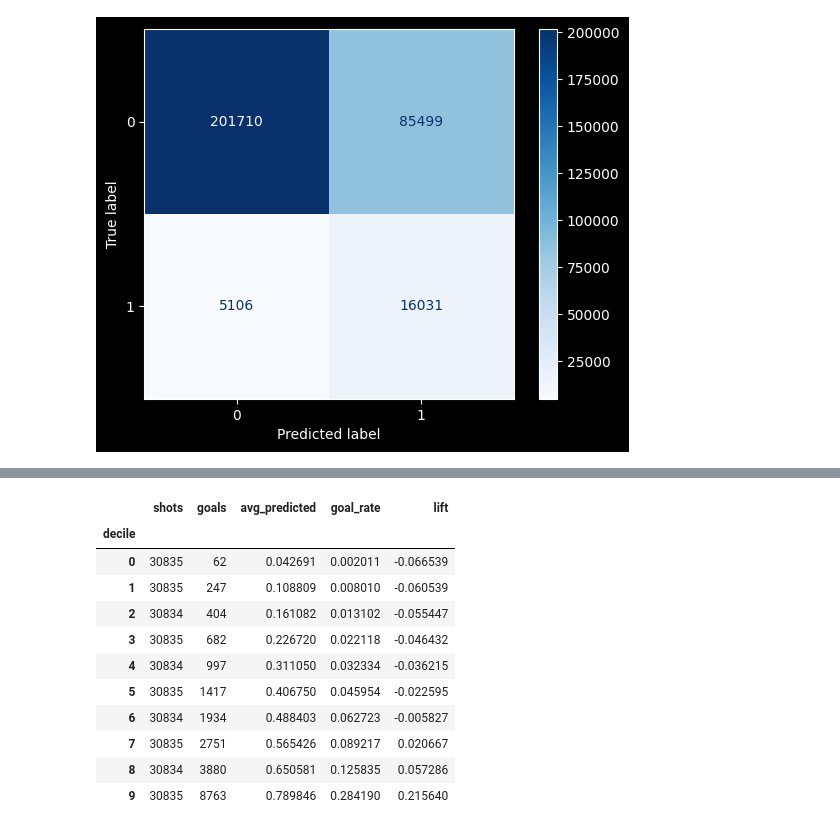
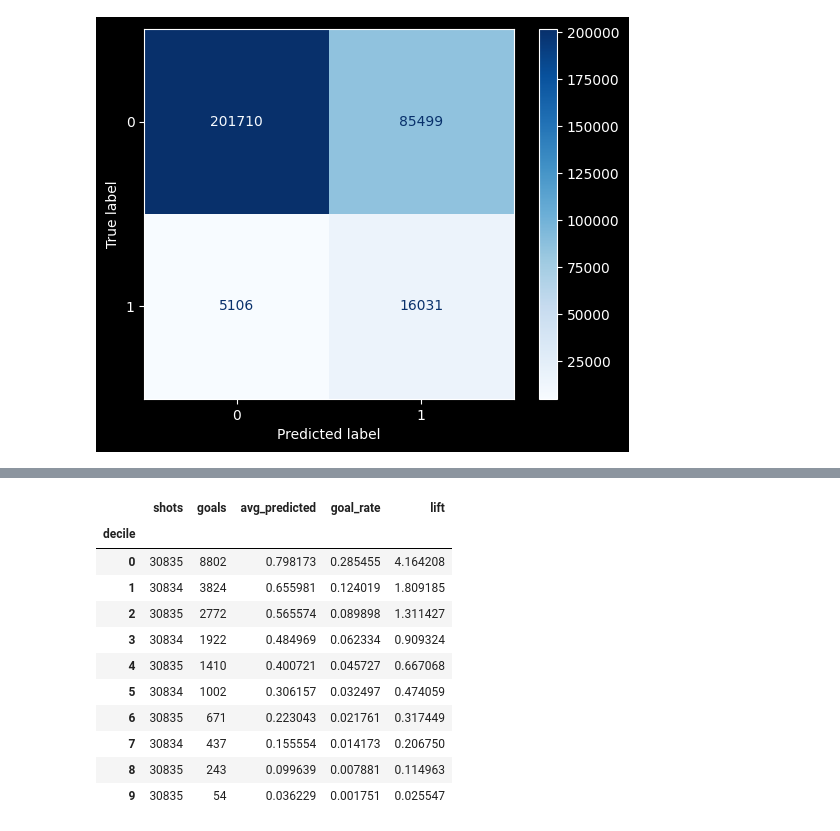
Before and after one commit to chrischoi7/nhl-shots, a Jupyter notebook: Modeling.ipynb, the cells around one changed output, grey strips where cells are left out. Saved outputs shown, nothing was run; the diff lists cells and outputs as text; code cells hidden in the pictures.

```diff
--- a/Modeling.ipynb
+++ b/Modeling.ipynb
@@ -908,5 +831,6 @@ XG Boost
 # %%
-xgb_model  = xgb.XGBClassifier(n_estimators=1000, random_state=12, tree_method='hist', n_jobs=-1, device='cuda', verbosity=2)
+# Setup XGB Model
+xgb_model  = xgb.XGBClassifier(n_estimators=1000, random_state=12, tree_method='hist', n_jobs=-1, device='cuda', verbosity=0)
 xgboost_param_grid = {
     'eta':[0.01, 0.05, 0.1],
     'max_depth':[3, 5, 7, 9],
@@ -917,3 +846,0 @@ xgb_search = GridSearchCV(xgb_model, xgboost_param_grid, cv=5, scoring='roc_auc'
-# %%
-xgb_search.fit(X_train_2, y_train_2)
-dump(xgb_search, 'xgb_search.joblib')
@@ -967,29 +934,45 @@ Threshold Tuning / Decile Evaluation
 # %%
-def decile_plot(probability, y_test=y_test):
+def decile_plot(probability, plot_title, y_test=y_test):
     df_prob = pd.DataFrame({
-        'goal_probability': probability,
-        'goal_actual': y_test
+    'goal_probability': probability,
+    'goal_actual': y_test
     })
-    df_prob = df_prob.sort_values('goal_probability', ascending=True)
-    df_prob['decile'] = pd.qcut(df_prob['goal_probability'], 10, labels=False, duplicates='drop')
+
+    df_prob['decile'] = pd.qcut(
+        df_prob['goal_probability'],
+        10,
+        labels=False,
+        duplicates='drop'
+    )
+
+    # reverse the labels so 0 = highest probability
+    df_prob['decile'] = df_prob['decile'].max() - df_prob['decile']
+
     deciles = (df_prob.groupby('decile').agg(
-        shots = ('goal_actual', 'count'),
-        goals = ('goal_actual', 'sum'),
-        avg_predicted = ('goal_probability', 'mean')
+        shots=('goal_actual', 'count'),
+        goals=('goal_actual', 'sum'),
+        avg_predicted=('goal_probability', 'mean')
     ))
+
     deciles['goal_rate'] = deciles['goals'] / deciles['shots']
     baseline = df_prob['goal_actual'].mean()
-    deciles['lift'] = deciles['goal_rate'] - baseline
+    deciles['lift'] = deciles['goal_rate'] / baseline
 
+    deciles = deciles.sort_index()
 
+    # Plot lift by decile
     plt.figure(figsize = (10,5))
     plt.subplot(1,2,1)
+
     plt.plot(deciles.index, deciles['lift'], marker='o', linestyle='dashed')
+    for x, y in zip(deciles.index, deciles['lift']):
+        plt.text(x, y, f"{y:.2f}", ha='right', va='bottom')
     plt.xticks(deciles.index)
     plt.xlabel('Decile')
     plt.ylabel('Lift')
     plt.title('Lift by Decile')
 
+    # Plot goals by decile
     plt.subplot(1,2,2)
     plt.bar(deciles.index, deciles['goals'])
     plt.xticks(deciles.index)
@@ -997,6 +980,7 @@ def decile_plot(probability, y_test=y_test):
     plt.ylabel('Actual Goals')
     plt.title('Goals by Decile')
 
+    plt.suptitle(plot_title)
     plt.tight_layout()
     plt.show()
     return deciles
@@ -1022,3 +1006,3 @@ light_deciles.head(10)
 # %%
-xgb_deciles = decile_plot(xgb_proba)
+xgb_deciles = decile_plot(xgb_proba, 'XGBoost')
 # %% [output]
@@ -1026,15 +1010,15 @@ xgb_deciles = decile_plot(xgb_proba)
 # %%
-xgb_deciles.head(10)
+xgb_deciles.sort_values('goals', ascending=False).head(10)
 # %% [output]
 |  | shots | goals | avg_predicted | goal_rate | lift |
 | decile |  |  |  |  |  |
-| 0 | 30835 | 62 | 0.042691 | 0.002011 | -0.066539 |
-| 1 | 30835 | 247 | 0.108809 | 0.008010 | -0.060539 |
-| 2 | 30834 | 404 | 0.161082 | 0.013102 | -0.055447 |
-| 3 | 30835 | 682 | 0.226720 | 0.022118 | -0.046432 |
-| 4 | 30834 | 997 | 0.311050 | 0.032334 | -0.036215 |
-| 5 | 30835 | 1417 | 0.406750 | 0.045954 | -0.022595 |
-| 6 | 30834 | 1934 | 0.488403 | 0.062723 | -0.005827 |
-| 7 | 30835 | 2751 | 0.565426 | 0.089217 | 0.020667 |
-| 8 | 30834 | 3880 | 0.650581 | 0.125835 | 0.057286 |
-| 9 | 30835 | 8763 | 0.789846 | 0.284190 | 0.215640 |
+| 0 | 30835 | 8802 | 0.798173 | 0.285455 | 4.164208 |
+| 1 | 30834 | 3824 | 0.655981 | 0.124019 | 1.809185 |
+| 2 | 30835 | 2772 | 0.565574 | 0.089898 | 1.311427 |
+| 3 | 30834 | 1922 | 0.484969 | 0.062334 | 0.909324 |
+| 4 | 30835 | 1410 | 0.400721 | 0.045727 | 0.667068 |
+| 5 | 30834 | 1002 | 0.306157 | 0.032497 | 0.474059 |
+| 6 | 30835 | 671 | 0.223043 | 0.021761 | 0.317449 |
+| 7 | 30834 | 437 | 0.155554 | 0.014173 | 0.206750 |
+| 8 | 30835 | 243 | 0.099639 | 0.007881 | 0.114963 |
+| 9 | 30835 | 54 | 0.036229 | 0.001751 | 0.025547 |
```
Also changed, not shown: parts of 73 cells of this notebook.
